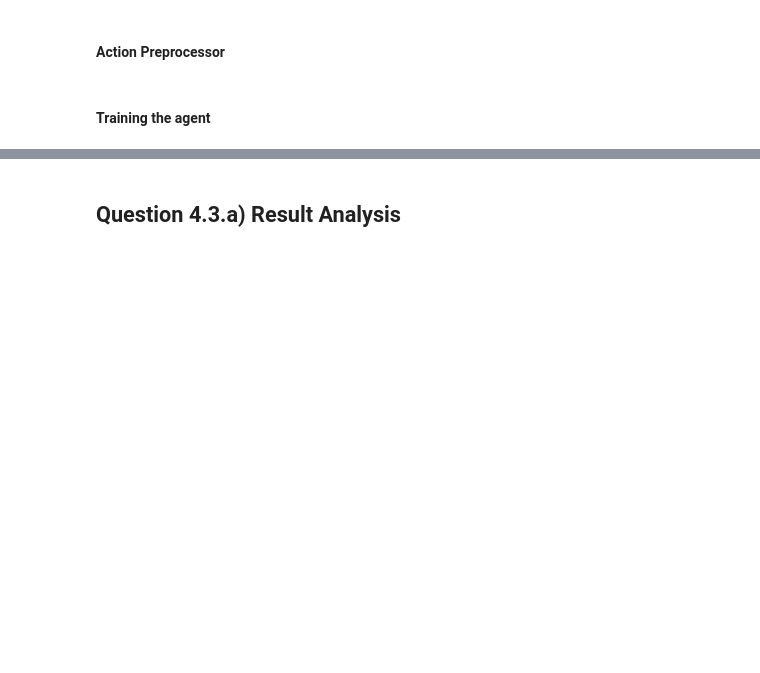
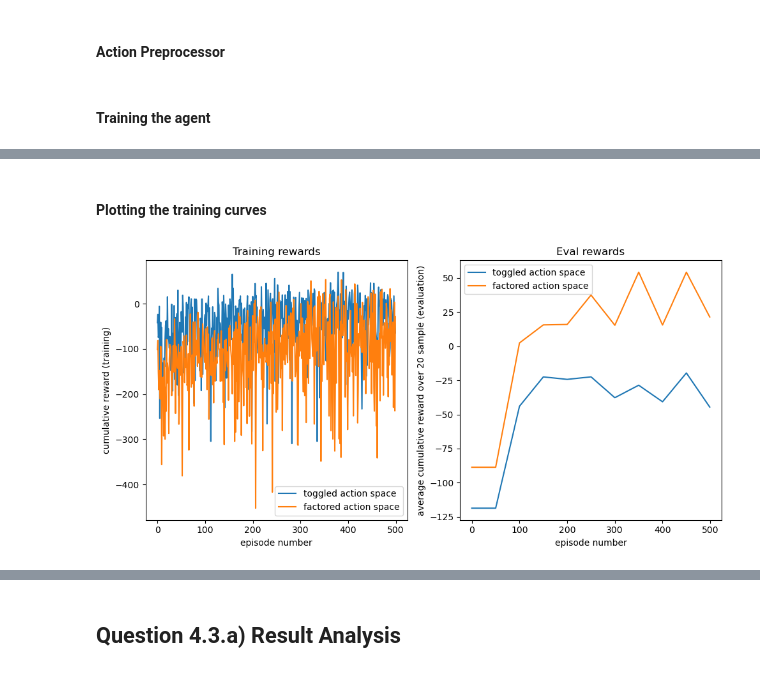
Before and after one commit to RenardDesNeiges/EpidemicsSimulator, a Jupyter notebook: solution.ipynb, the cells around one changed output, grey strips where cells are left out. Cells and saved outputs as stored; diff of their text form; code cells hidden in the pictures; blank space fills up the shorter version.

```diff
--- a/solution.ipynb
+++ b/solution.ipynb
@@ -1168,22 +1156,22 @@ env = Env(  dyn,
 agent = FactoredDQNAgent(    env = env,
                             model = FactoredDQN,
                             criterion = nn.HuberLoss(),
-                            lr = 8e-3,
+                            lr = 5e-3,
                             epsilon = 0.6,
                             gamma = 0.9,
-                            buffer_size=10000,
-                            batch_size=1024)
+                            buffer_size=20000,
+                            batch_size=1024*2)
 
 RUN_NAME = 'deep_q_learning_factor'
 MODEL_FOLDER = 'models/'
 RESULTS_FOLDER = 'results/'
-NUM_EPISODES = 300
+NUM_EPISODES = 500
 EVAL_RATE = 50
 EVAL_SAMPLES = 20
 TARGET_UPDATE_RATE = 5
 EPSILON_0 = 0.7
 EPSILON_MIN = 0.2
-T_MAX = 300
+T_MAX = 500
 # %%
 max_reward = -1e10
 rlog_training = []
@@ -1222,7 +1210,7 @@ for episode in tqdm(range(NUM_EPISODES)):
 
 RESULTS_FOLDER = 'results/'
 training_curves = {
-    'run_name': 'toggled action space',
+    'run_name': 'factored action space',
     'x_eval': x_eval,
     'rlog_eval': rlog_eval,
     'rlog_training': rlog_training,
@@ -1233,0 +1238,11 @@ ValueError: not enough values to unpack (expected 3, got 1)
+# %% [markdown]
+#### Plotting the training curves
+# %%
+with open(RESULTS_FOLDER + 'deep_q_learning_toggle.pkl', 'rb') as file:
+    training_curves_toggle =  pickle.load(file)
+with open(RESULTS_FOLDER + 'deep_q_learning_factor.pkl', 'rb') as file:
+    training_curves_factor =  pickle.load(file)
+
+plot_training_curves([ training_curves_toggle,training_curves_factor])
+# %% [output]
+[figure, added]
```
Also changed, not shown: parts of 17 cells of this notebook, 3 other files.
